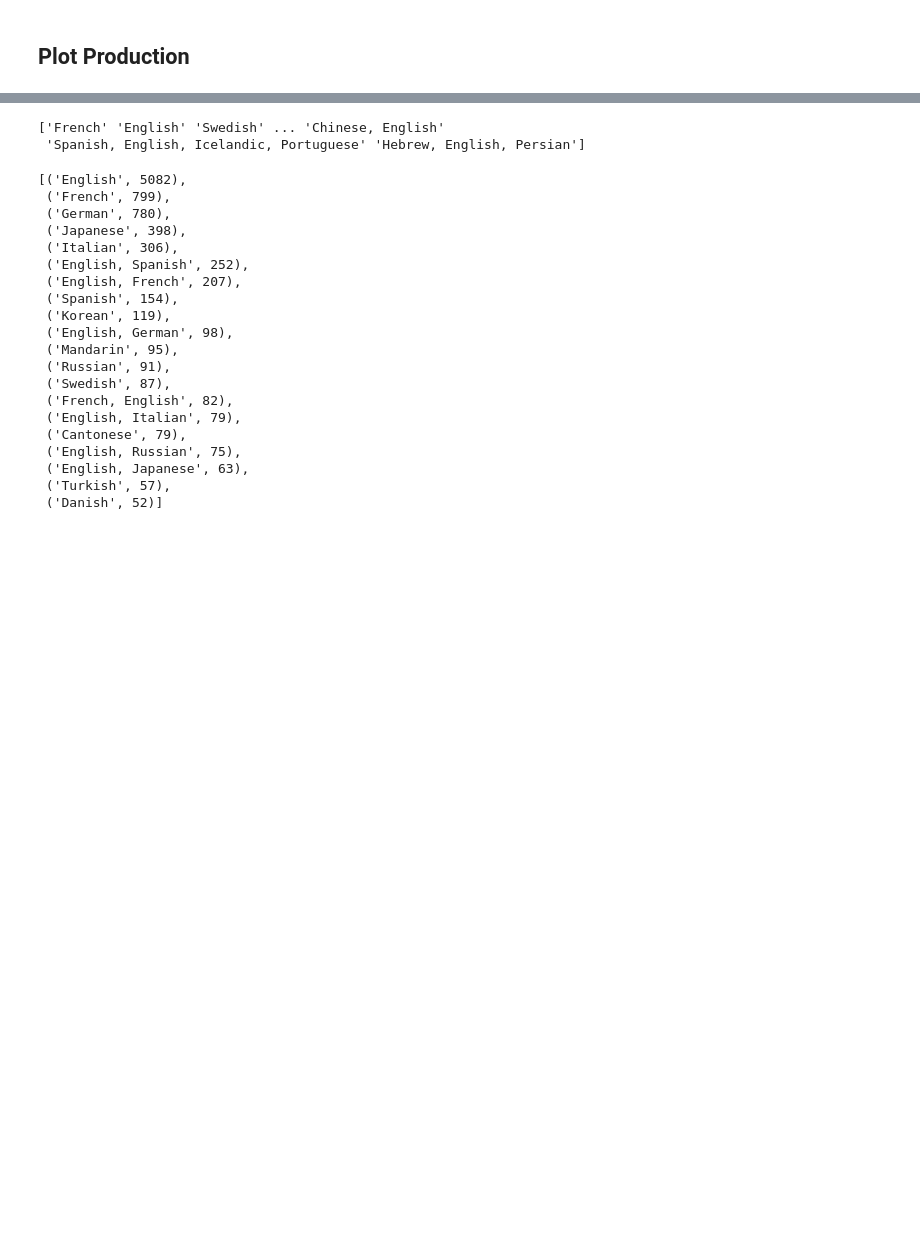
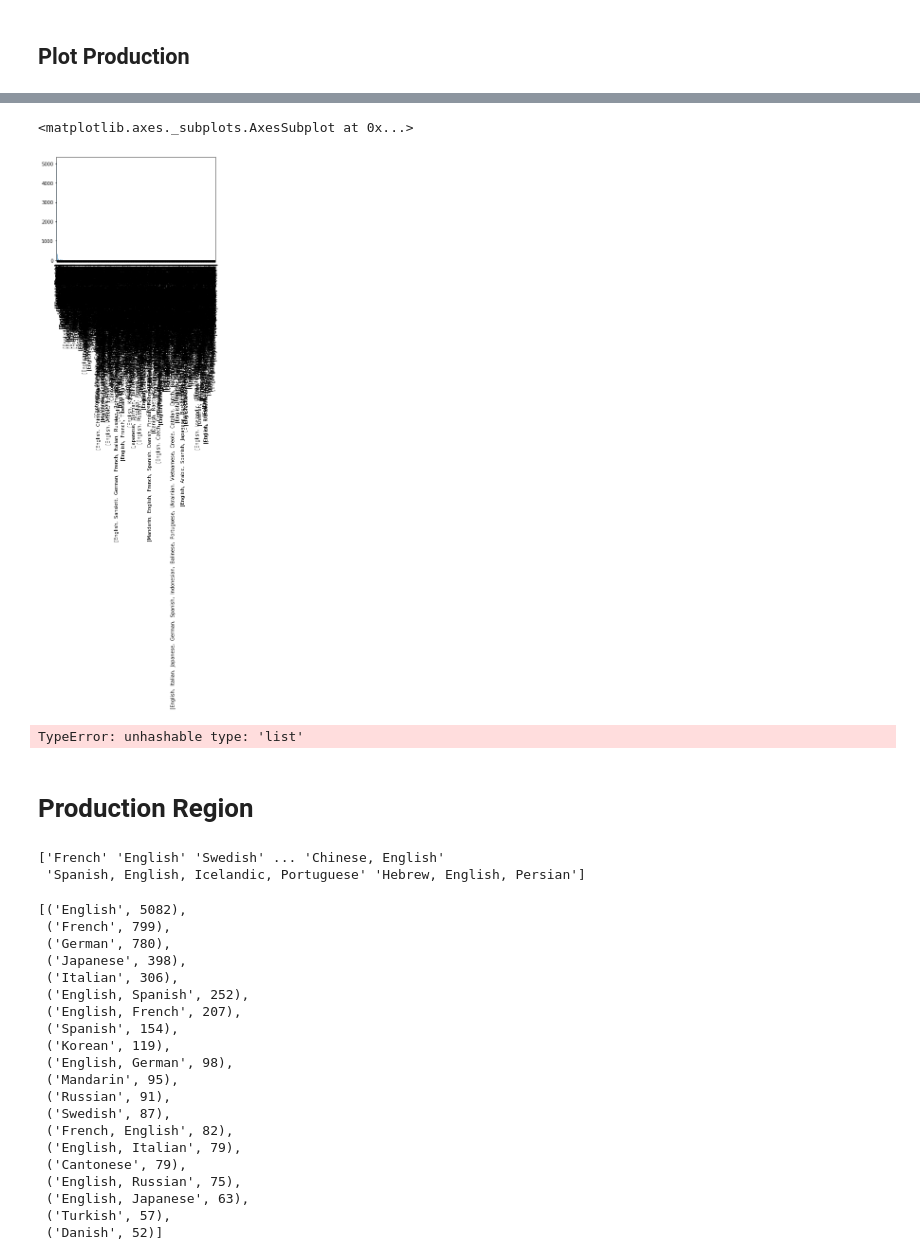
Before and after one commit to LennartKeller/SubtitleClustering, a Jupyter notebook: notebooks/Diana_ClusteringProdRegion.ipynb, the cells around one changed output, grey strips where cells are left out. Saved outputs shown, nothing was run; the diff lists cells and outputs as text; code cells hidden in the pictures; blank space fills up the shorter version.

Commit message:
exploration to main_country

```diff
--- a/notebooks/Diana_ClusteringProdRegion.ipynb
+++ b/notebooks/Diana_ClusteringProdRegion.ipynb
@@ -55,0 +59,5 @@ pd.value_counts(df['production_region']).plot.bar()
+# %%
+df['main_country'] = df.production_region.str.split(',')
+main = df.main_country
+main_country = main.apply(lambda x: x[0:])
+main_country
@@ -56,3 +78,15 @@ pd.value_counts(df['production_region']).plot.bar()
+# %%
+pd.value_counts(df['main_country']).plot.bar()
+# %% [output]
+<matplotlib.axes._subplots.AxesSubplot at 0x...>
+[figure, added]
+# %%
+df.main_country.unique()
+print(df.main_country.unique())
+# %% [output]
+TypeError: unhashable type: 'list'
+# %% [markdown]
+# Production Region
 # %%
 df.production_region.unique()
 print(df.production_region.unique())
```
Also changed, not shown: parts of 5 cells of this notebook.
